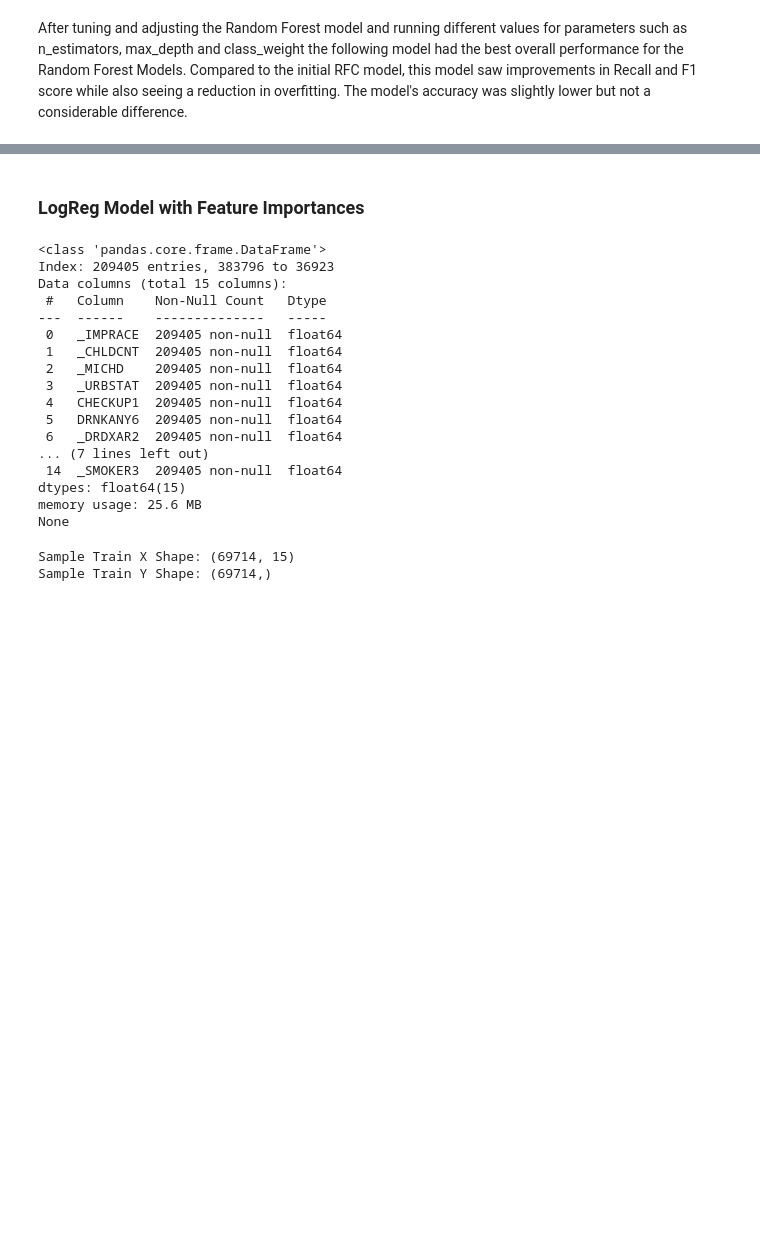
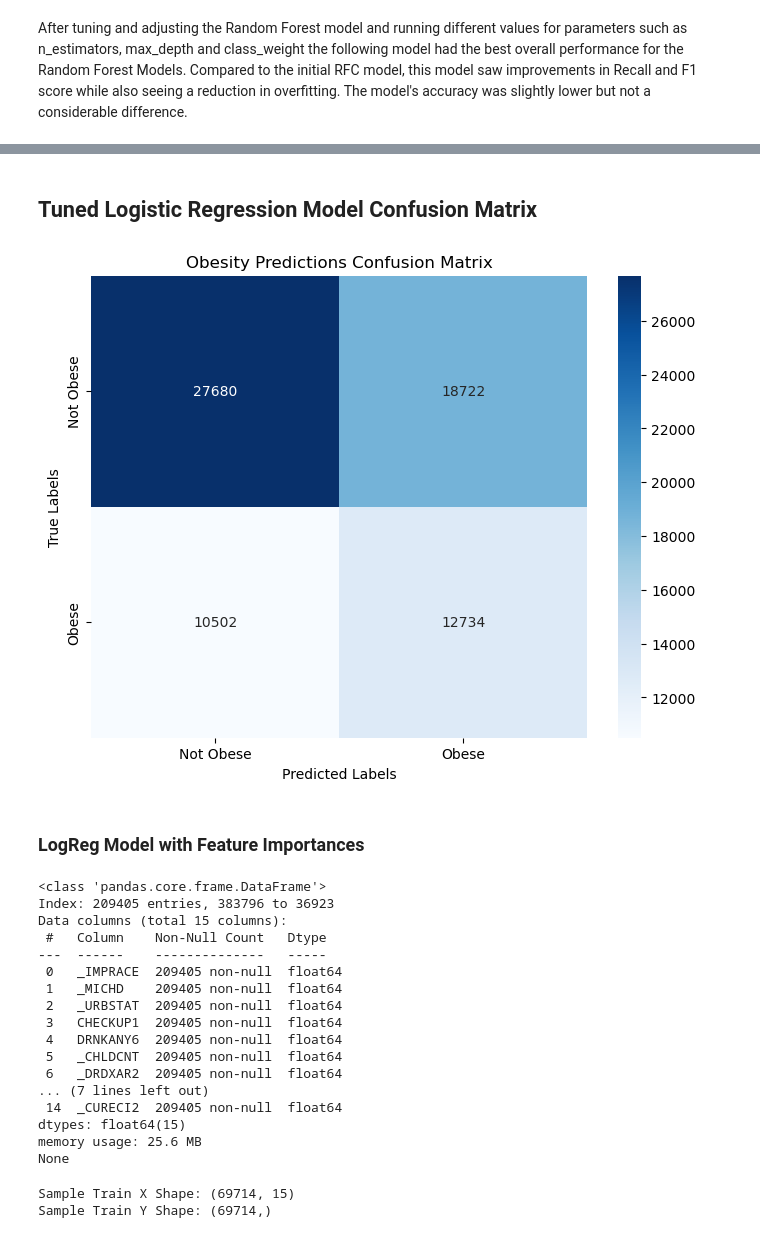
Before and after one commit to ldwilker10/predicting_obesity, a Jupyter notebook: notebook_final.ipynb, the cells around one changed output, grey strips where cells are left out. Cells and saved outputs as stored; diff of their text form; code cells hidden in the pictures; blank space fills up the shorter version.

Commit message:
added additional images

```diff
--- a/notebook_final.ipynb
+++ b/notebook_final.ipynb
@@ -1991,9 +1997,25 @@ MENTHLTH: 0.002425589825288686
+# %% [markdown]
+## Tuned Logistic Regression Model Confusion Matrix
+# %%
+# Now, you can calculate the confusion matrix
+cm = confusion_matrix(y_test, y_base_tuned_pred)
+
+# Plot confusion matrix
+plt.figure(figsize=(8, 6))
+sns.heatmap(cm, annot=True, fmt='d', cmap='Blues',
+            xticklabels=['Not Obese', 'Obese'], yticklabels=['Not Obese', 'Obese'])
+plt.xlabel('Predicted Labels')
+plt.ylabel('True Labels')
+plt.title('Obesity Predictions Confusion Matrix')
+plt.show()
+# %% [output]
+[figure, added]
 # %% [markdown]
 ### LogReg Model with Feature Importances
 # %%
 # Selecting top 15 important features
-top_features = ['_IMPRACE', '_CHLDCNT', '_MICHD', '_URBSTAT', 'CHECKUP1', 'DRNKANY6', '_DRDXAR2',
-               '_INCOMG1', 'VETERAN3', 'SLEPTIM1', '_METSTAT', 'MARITAL', '_SEX', 'EMPLOY1', '_SMOKER3']
+top_features = ['_IMPRACE', '_MICHD', '_URBSTAT', 'CHECKUP1', 'DRNKANY6','_CHLDCNT', '_DRDXAR2',
+               '_INCOMG1', 'VETERAN3', 'SLEPTIM1', '_METSTAT', '_HLTHPLN', 'MARITAL', 'EMPLOY1', '_CURECI2']
 
 # Reducing training and test sets to important features
 X_train_feat = X_final_train[top_features]
@@ -2010,14 +2032,14 @@ Data columns (total 15 columns):
  #   Column    Non-Null Count   Dtype
 ---  ------    --------------   -----
  0   _IMPRACE  209405 non-null  float64
- 1   _CHLDCNT  209405 non-null  float64
- 2   _MICHD    209405 non-null  float64
- 3   _URBSTAT  209405 non-null  float64
- 4   CHECKUP1  209405 non-null  float64
- 5   DRNKANY6  209405 non-null  float64
+ 1   _MICHD    209405 non-null  float64
+ 2   _URBSTAT  209405 non-null  float64
+ 3   CHECKUP1  209405 non-null  float64
+ 4   DRNKANY6  209405 non-null  float64
+ 5   _CHLDCNT  209405 non-null  float64
  6   _DRDXAR2  209405 non-null  float64
 ... (7 lines left out)
- 14  _SMOKER3  209405 non-null  float64
+ 14  _CURECI2  209405 non-null  float64
 dtypes: float64(15)
 memory usage: 25.6 MB
 None
```
Also changed, not shown: parts of 26 cells of this notebook, 4 other files.
